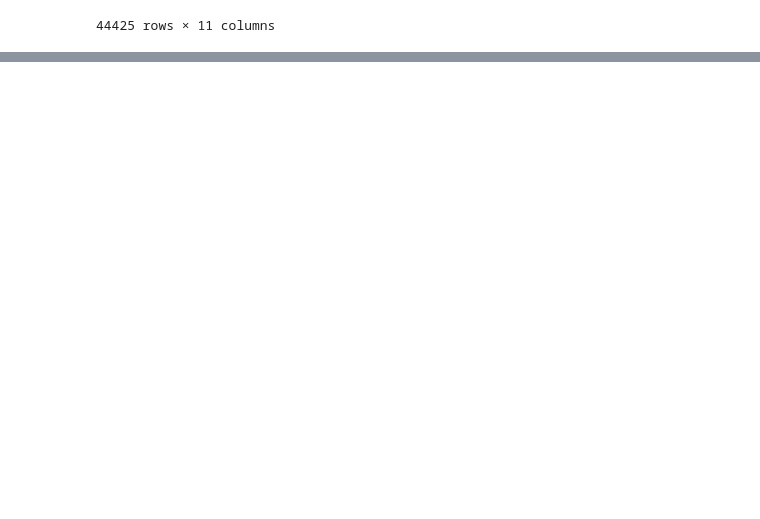
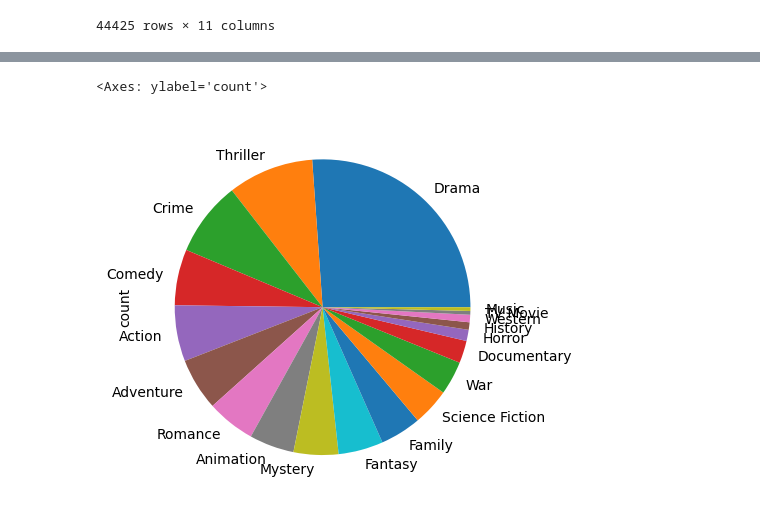
Before and after one commit to Chuckoo/AI_Final, a Jupyter notebook: main.ipynb, the cells around one changed output, grey strips where cells are left out. Saved outputs shown, nothing was run; the diff lists cells and outputs as text; code cells hidden in the pictures; blank space fills up the shorter version.

```diff
--- a/main.ipynb
+++ b/main.ipynb
@@ -47,3 +130,9 @@ df1
+# %%
+top_movies = top_movies.explode("genres")
+top_movies.genres.value_counts().plot(kind='pie')
+# %% [output]
+<Axes: ylabel='count'>
+[figure, added]
 # %%
 from keras.preprocessing.sequence import pad_sequences
 from keras.layers import Embedding, LSTM, Dense, Dropout
```
Also changed, not shown: parts of 15 cells of this notebook.
